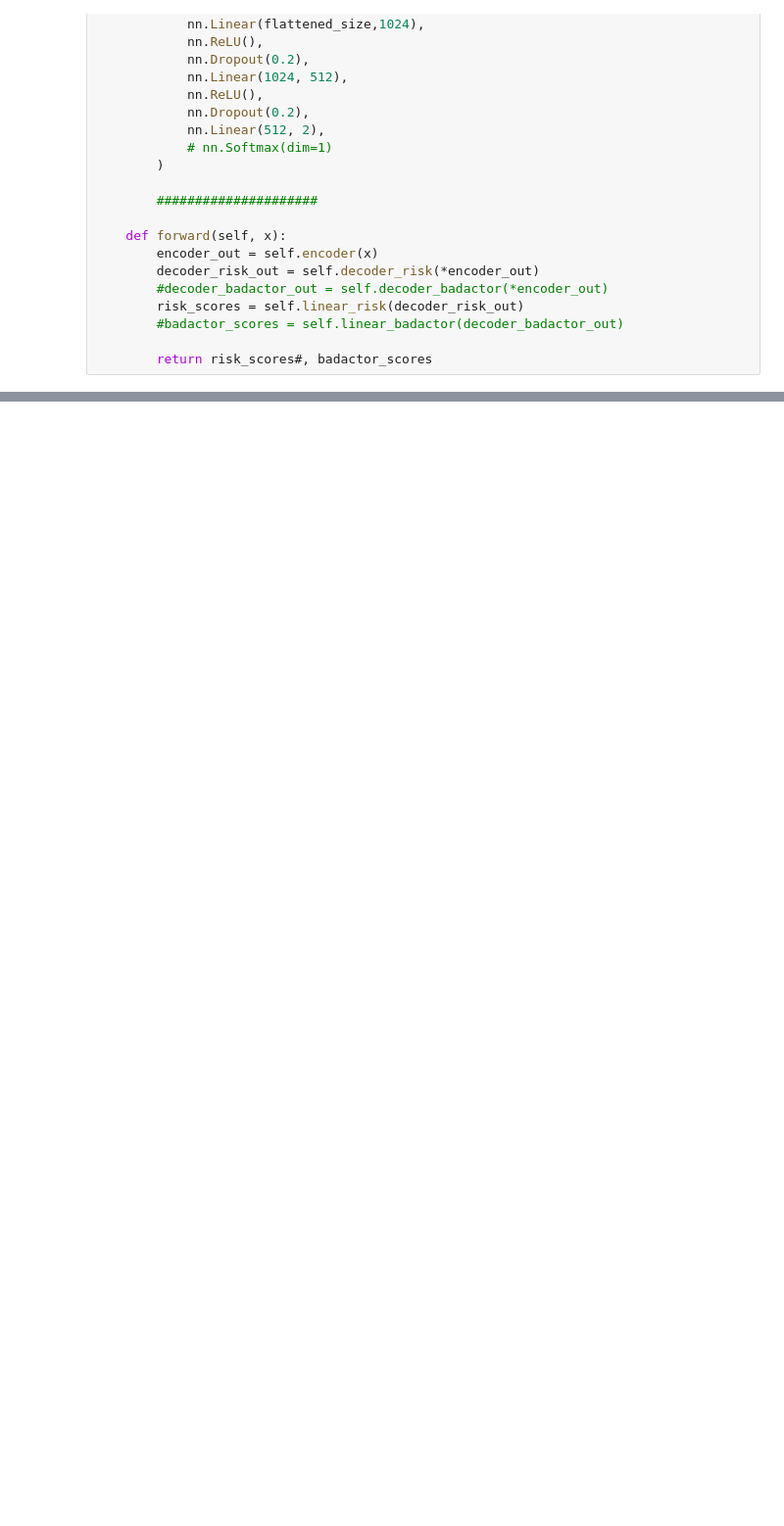
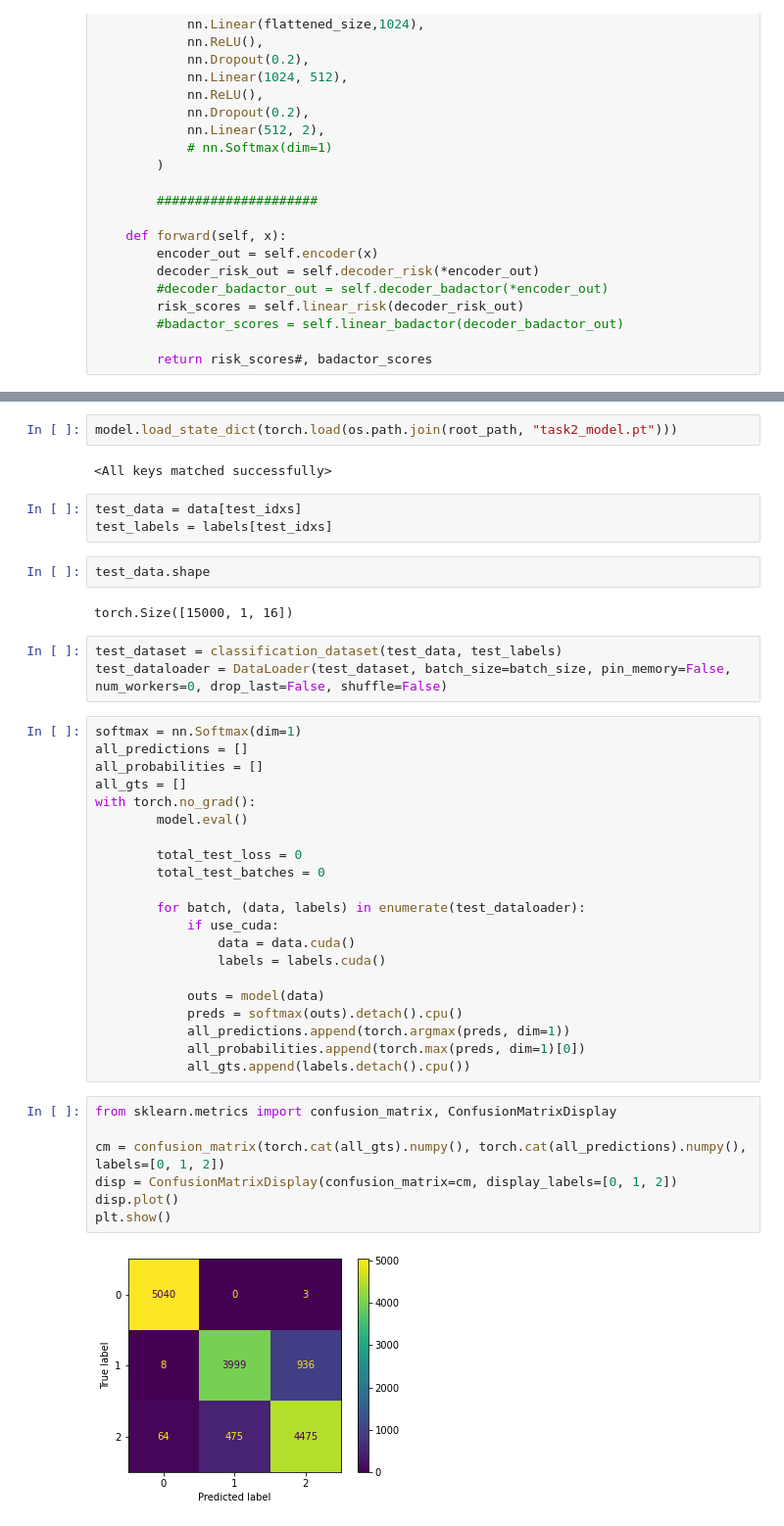
Before and after one commit to knamdar/IMI_BigData_AI_Hub_Competition_2022_2023, a Jupyter notebook: Pipeline/Bonus_task2_VAE/Task2_AIHub.ipynb, the cells around one changed output, grey strips where cells are left out. Shown: that part at 98% size. Cells and saved outputs as stored; diff of their text form; blank space fills up the shorter version.

```diff
--- a/Pipeline/Bonus_task2_VAE/Task2_AIHub.ipynb
+++ b/Pipeline/Bonus_task2_VAE/Task2_AIHub.ipynb
@@ -448,0 +490,44 @@ np.save(os.path.join(root_path, 'task2_val_losses.npy'), np.array(val_losses))
+# %%
+model.load_state_dict(torch.load(os.path.join(root_path, "task2_model.pt")))
+# %% [output]
+<All keys matched successfully>
+# %%
+test_data = data[test_idxs]
+test_labels = labels[test_idxs]
+# %%
+test_data.shape
+# %% [output]
+torch.Size([15000, 1, 16])
+# %%
+test_dataset = classification_dataset(test_data, test_labels)
+test_dataloader = DataLoader(test_dataset, batch_size=batch_size, pin_memory=False, num_workers=0, drop_last=False, shuffle=False)
+# %%
+softmax = nn.Softmax(dim=1)
+all_predictions = []
+all_probabilities = []
+all_gts = []
+with torch.no_grad():
+        model.eval()
+
+        total_test_loss = 0
+        total_test_batches = 0
+
+        for batch, (data, labels) in enumerate(test_dataloader):
+            if use_cuda:
+                data = data.cuda()
+                labels = labels.cuda()
+
+            outs = model(data)
+            preds = softmax(outs).detach().cpu()
+            all_predictions.append(torch.argmax(preds, dim=1))
+            all_probabilities.append(torch.max(preds, dim=1)[0])
+            all_gts.append(labels.detach().cpu())
+# %%
+from sklearn.metrics import confusion_matrix, ConfusionMatrixDisplay
+
+cm = confusion_matrix(torch.cat(all_gts).numpy(), torch.cat(all_predictions).numpy(), labels=[0, 1, 2])
+disp = ConfusionMatrixDisplay(confusion_matrix=cm, display_labels=[0, 1, 2])
+disp.plot()
+plt.show()
+# %% [output]
+[figure, added]
```
Also changed, not shown: parts of 30 cells of this notebook, 13 other files.
